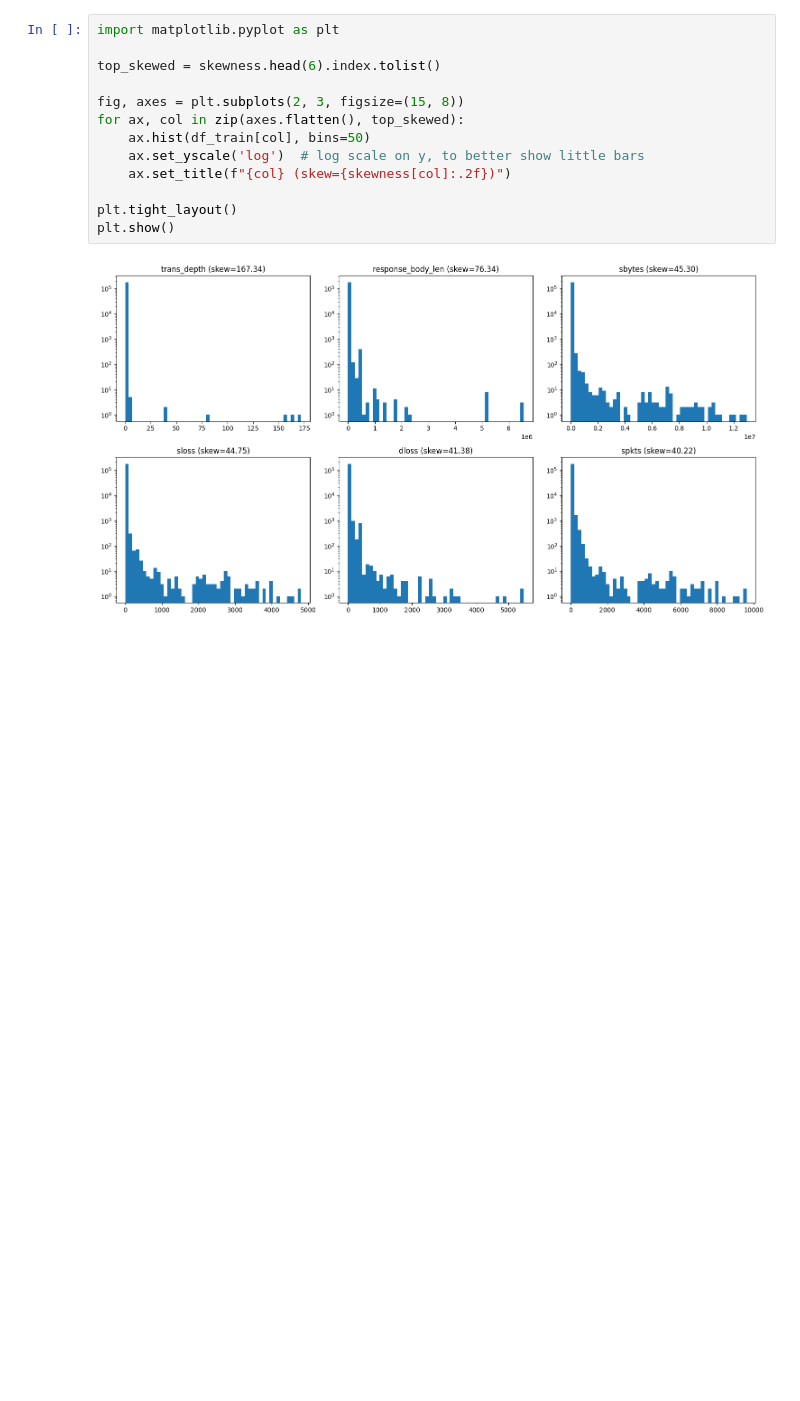
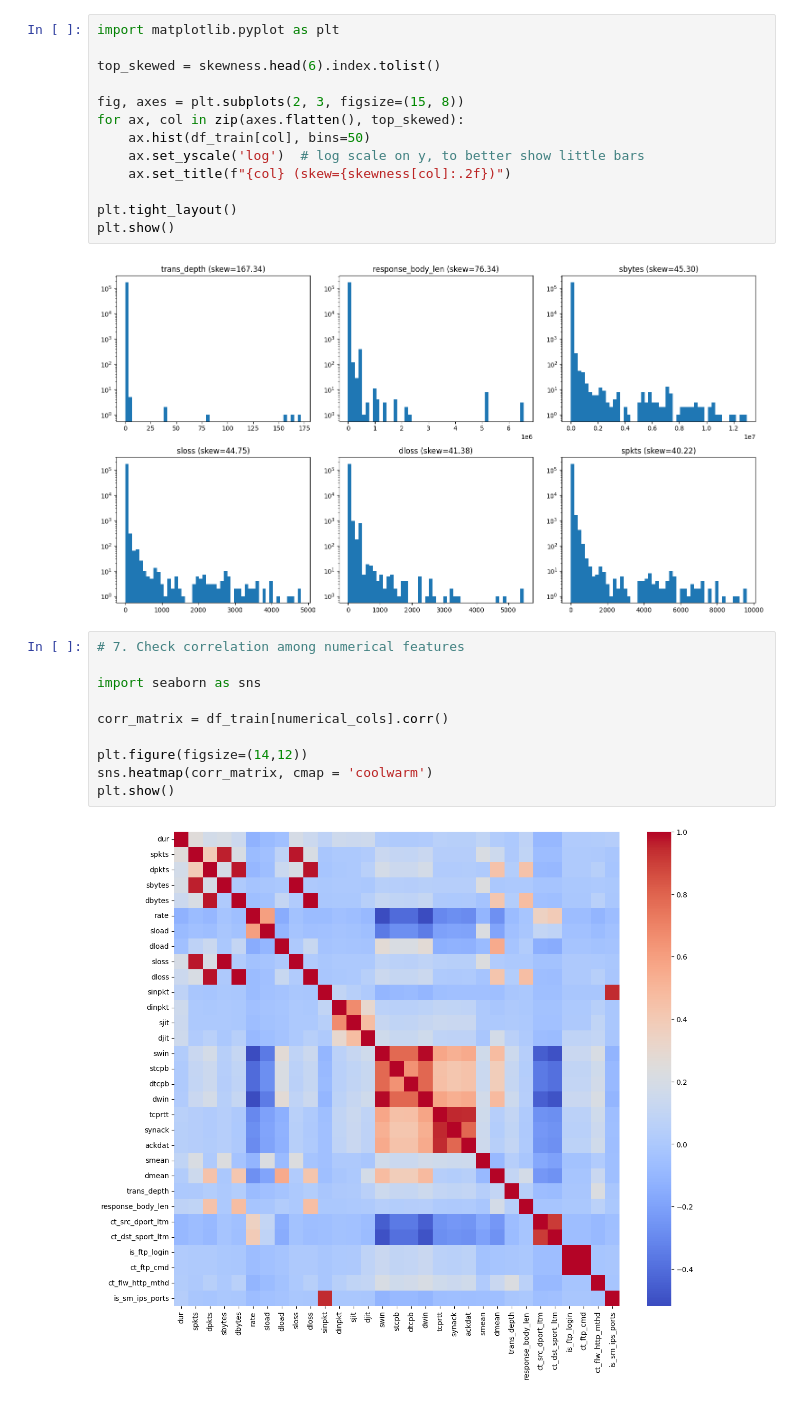
Before and after one commit to simonemontagnini02/Montagnini-IntrusionDetectionUNSW-NB15, a Jupyter notebook: notebooks/01_eda.ipynb, the cells around one changed output. Drawn from its saved outputs; the diff is of its cells as text; blank space fills up the shorter version.

```diff
--- a/notebooks/01_eda.ipynb
+++ b/notebooks/01_eda.ipynb
@@ -136,3 +137,15 @@ plt.tight_layout()
 plt.show()
 # %% [output]
 [figure]
+# %%
+# 7. Check correlation among numerical features
+
+import seaborn as sns
+
+corr_matrix = df_train[numerical_cols].corr()
+
+plt.figure(figsize=(14,12))
+sns.heatmap(corr_matrix, cmap = 'coolwarm')
+plt.show()
+# %% [output]
+[figure, added]
```
Also changed, not shown: parts of 3 cells of this notebook, 13 other files.
